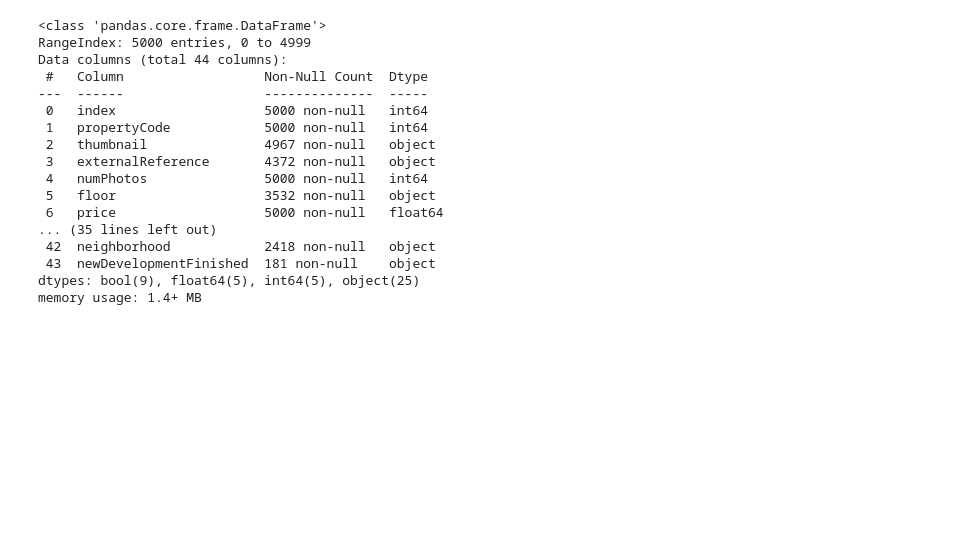
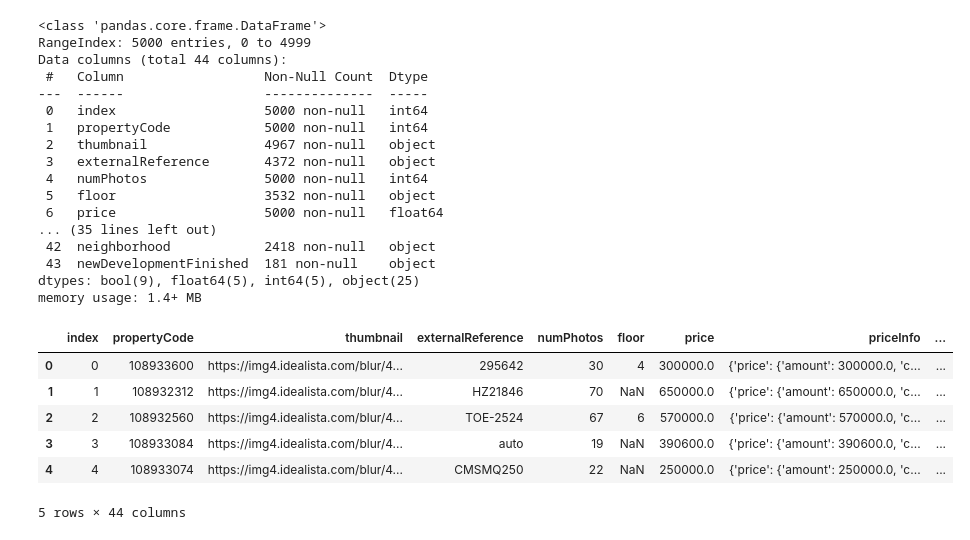
Before and after one commit to nicolasdl97/Project_1, a Jupyter notebook: Notebook/EDA.ipynb, the cells around one changed output. Cells and saved outputs as stored; diff of their text form; code cells hidden in the pictures; blank space fills up the shorter version.

```diff
--- a/Notebook/EDA.ipynb
+++ b/Notebook/EDA.ipynb
@@ -29,0 +28,10 @@ columns=["propertyCode","floor","price",""]
+# %%
+display(df.head())
+# %% [output]
+|  | index | propertyCode | thumbnail | externalReference | numPhotos | floor | price | priceInfo | ... |
+| 0 | 0 | 108933600 | https://img4.idealista.com/blur/4... | 295642 | 30 | 4 | 300000.0 | {'price': {'amount': 300000.0, 'c... | ... |
+| 1 | 1 | 108932312 | https://img4.idealista.com/blur/4... | HZ21846 | 70 | NaN | 650000.0 | {'price': {'amount': 650000.0, 'c... | ... |
+| 2 | 2 | 108932560 | https://img4.idealista.com/blur/4... | TOE-2524 | 67 | 6 | 570000.0 | {'price': {'amount': 570000.0, 'c... | ... |
+| 3 | 3 | 108933084 | https://img4.idealista.com/blur/4... | auto | 19 | NaN | 390600.0 | {'price': {'amount': 390600.0, 'c... | ... |
+| 4 | 4 | 108933074 | https://img4.idealista.com/blur/4... | CMSMQ250 | 22 | NaN | 250000.0 | {'price': {'amount': 250000.0, 'c... | ... |
+5 rows × 44 columns
```
Also changed, not shown: parts of 19 cells of this notebook, 3 other files.
